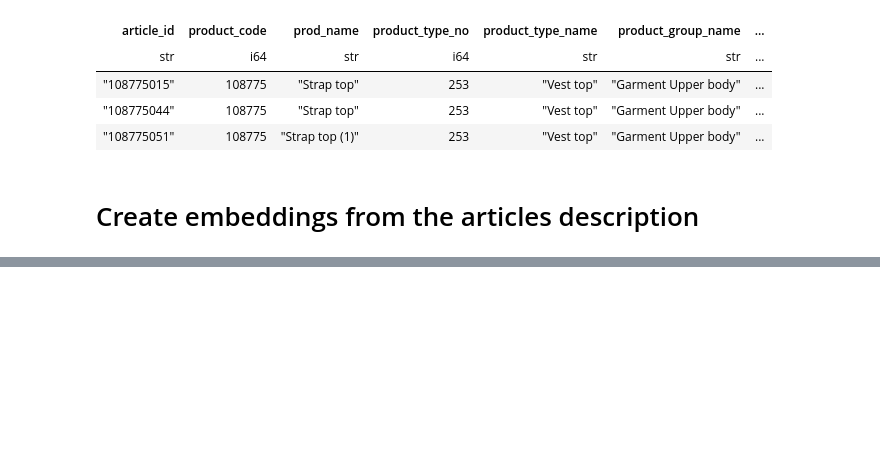
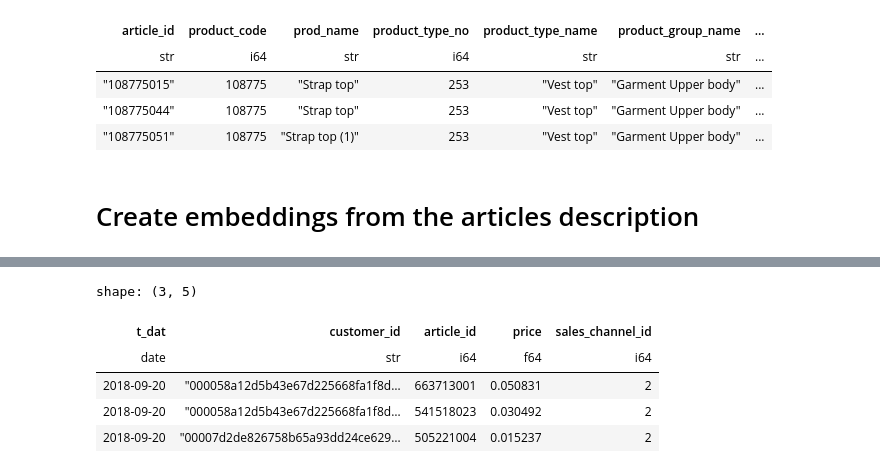
Before and after one commit to XayHanmonty/smart-fit-recs, a Jupyter notebook: notebooks/computing_features.ipynb, the cells around one changed output, grey strips where cells are left out. Saved outputs shown, nothing was run; the diff lists cells and outputs as text; code cells hidden in the pictures; blank space fills up the shorter version.

```diff
--- a/notebooks/computing_features.ipynb
+++ b/notebooks/computing_features.ipynb
@@ -187,0 +267,9 @@ articles_df[["article_description", "embeddings"]].head(3)
+# %%
+transactions_df.head(3)
+# %% [output]
+shape: (3, 5)
+| t_dat | customer_id | article_id | price | sales_channel_id |
+| date | str | i64 | f64 | i64 |
+| 2018-09-20 | "000058a12d5b43e67d225668fa1f8d… | 663713001 | 0.050831 | 2 |
+| 2018-09-20 | "000058a12d5b43e67d225668fa1f8d… | 541518023 | 0.030492 | 2 |
+| 2018-09-20 | "00007d2de826758b65a93dd24ce629… | 505221004 | 0.015237 | 2 |
```
Also changed, not shown: parts of 25 cells of this notebook, 3 other files.
